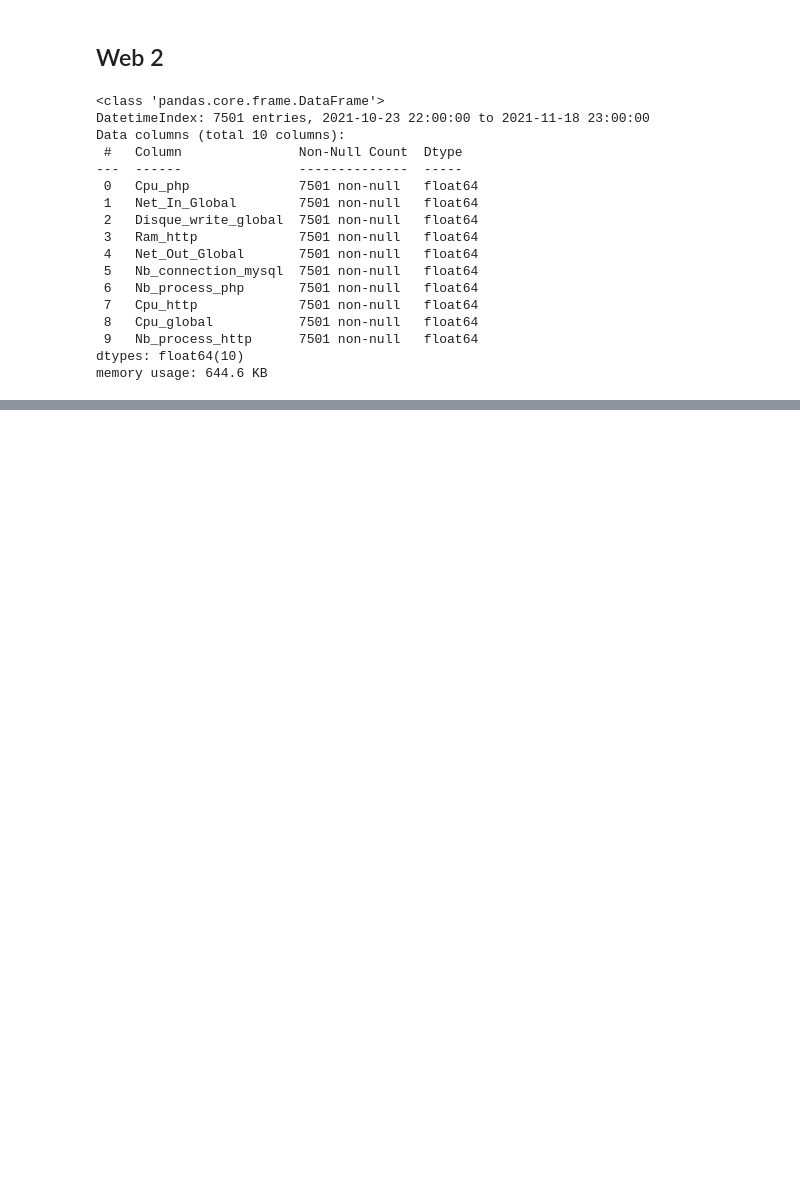
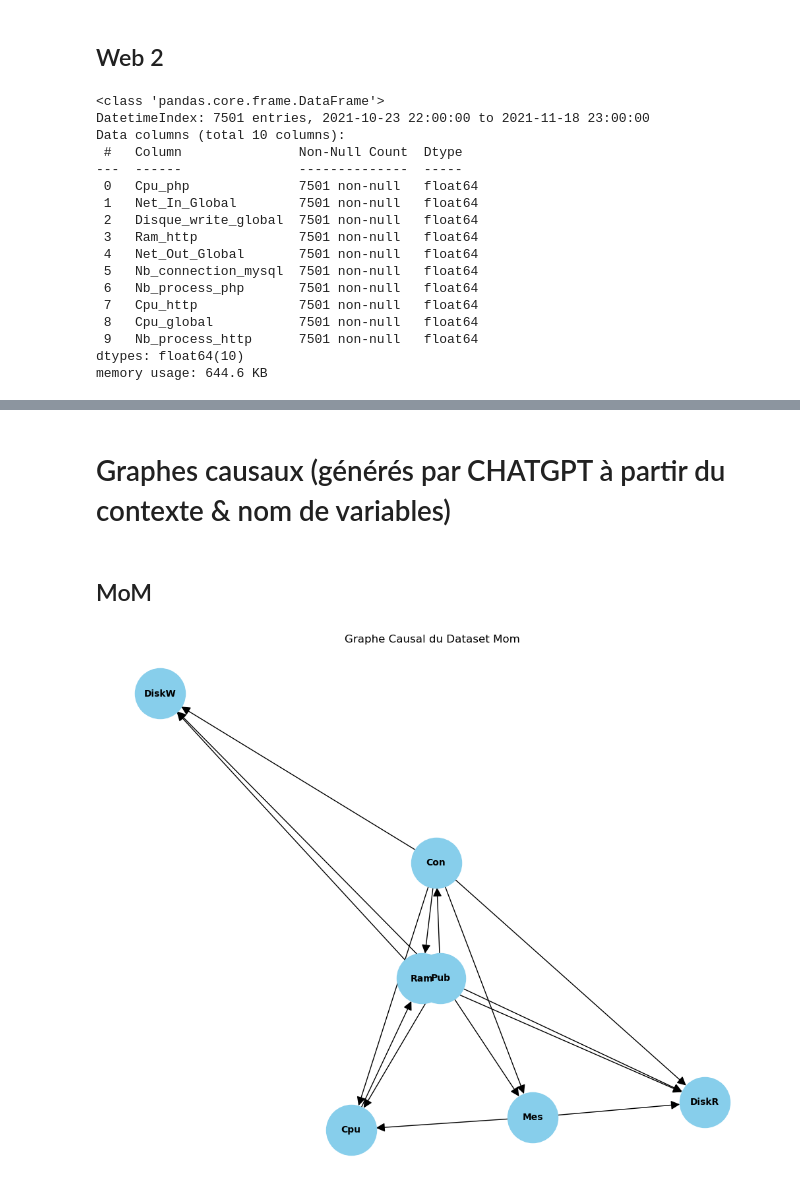
Before and after one commit to chloegdt/Case_Studies_of_Causal_Discovery_from_IT_Monitoring_Time_Series, a Jupyter notebook: plots.ipynb, the cells around one changed output, grey strips where cells are left out. Cells and saved outputs as stored; diff of their text form; code cells hidden in the pictures; blank space fills up the shorter version.

```diff
--- a/plots.ipynb
+++ b/plots.ipynb
@@ -456,0 +459,53 @@ plt.savefig(path)
+# %% [markdown]
+# Graphes causaux (générés par CHATGPT à partir du contexte & nom de variables)
+# %% [markdown]
+## MoM
+# %%
+import os
+import matplotlib.pyplot as plt
+import networkx as nx
+
+G = nx.DiGraph()
+
+edges = [
+    ("Pub", "Mes"),
+    ("Pub", "Con"),
+    ("Pub", "DiskW"),
+    ("Pub", "DiskR"),
+    ("Pub", "Cpu"),
+    ("Pub", "Ram"),
+    ("Con", "Mes"),
+    ("Con", "Cpu"),
+    ("Con", "Ram"),
+    ("Con", "DiskW"),
+    ("Con", "DiskR"),
+    ("Mes", "Cpu"),
+    ("Mes", "DiskR"),
+    ("Cpu", "Ram"),
+    ("Ram", "DiskR"),
+    ("Ram", "DiskW"),
+]
+
+G.add_edges_from(edges)
+
+
+pos = nx.spring_layout(G)
+
+# Créer le dossier 'mes_graphes' s'il n'existe pas
+output_dir = 'mes_graphes'
+if not os.path.exists(output_dir):
+    os.makedirs(output_dir)
+
+# Nom du fichier de sauvegarde
+output_file = os.path.join(output_dir, 'graphe_causal_mom_gpt.png')
+
+# Dessiner le graphe
+plt.figure(figsize=(10, 8))
+nx.draw(G, pos, with_labels=True, node_size=3000, node_color="skyblue", font_size=10, font_weight="bold", arrows=True, arrowsize=20)
+plt.title('Graphe Causal du Dataset Mom')
+
+plt.savefig(output_file)
+
+plt.show()
+# %% [output]
+[figure, added]
```
Also changed, not shown: parts of 22 cells of this notebook.
